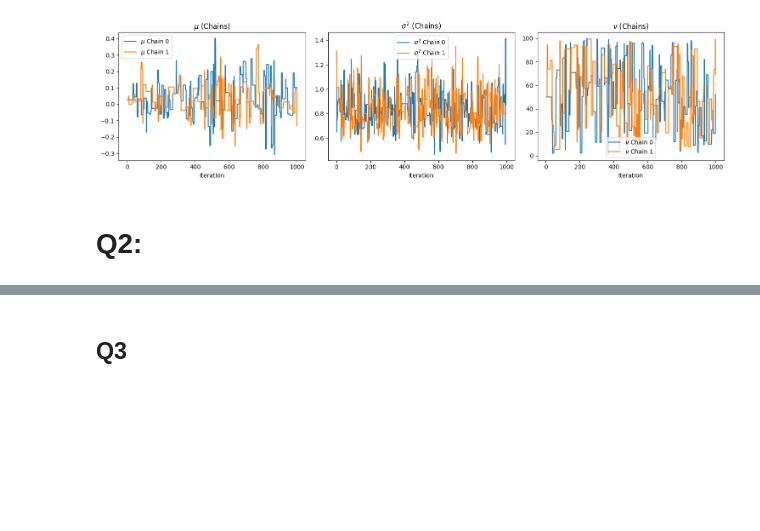
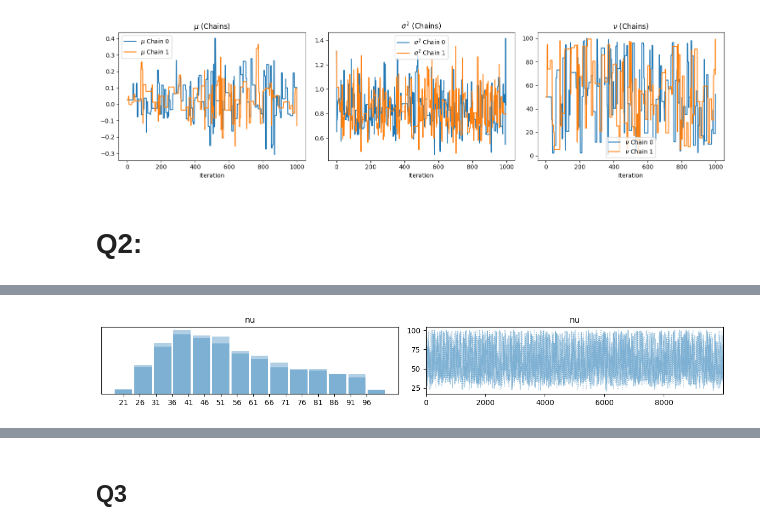
Before and after one commit to thu2912/HW-Sta365, a Jupyter notebook: HW6.ipynb, the cells around one changed output, grey strips where cells are left out. Drawn from its saved outputs; the diff is of its cells as text; code cells hidden in the pictures; blank space fills up the shorter version.

```diff
--- a/HW6.ipynb
+++ b/HW6.ipynb
@@ -226,0 +189,13 @@ However since prior v in this case is a discrete uniform distribution so increas
+# %%
+# --- PyMC Model ---
+with pm.Model() as t_model2:
+    # Priors
+    mu = pm.Normal("mu", mu=0, sigma=1)  # Normal prior for mean
+    sigma = pm.HalfNormal("sigma", sigma=1)  # Half-Normal prior for standard deviation
+    nu = pm.DiscreteUniform("nu", lower=1, upper=100)  # Discrete uniform prior for degrees of freedom
+
+    # Likelihood: Student-t distribution
+    x_obs = pm.StudentT("x_obs", nu=nu, mu=mu, sigma=sigma, observed=x_data2)
+# %%
+with t_model2:
+    idata2 = pm.sample(m, chains=2, tune=1000)
@@ -226,0 +205,5 @@ However since prior v in this case is a discrete uniform distribution so increas
+# %%
+az.plot_trace(idata2.posterior['nu'])
+plt.tight_layout()
+# %% [output]
+[figure, added]
```
Also changed, not shown: parts of 12 cells of this notebook.
